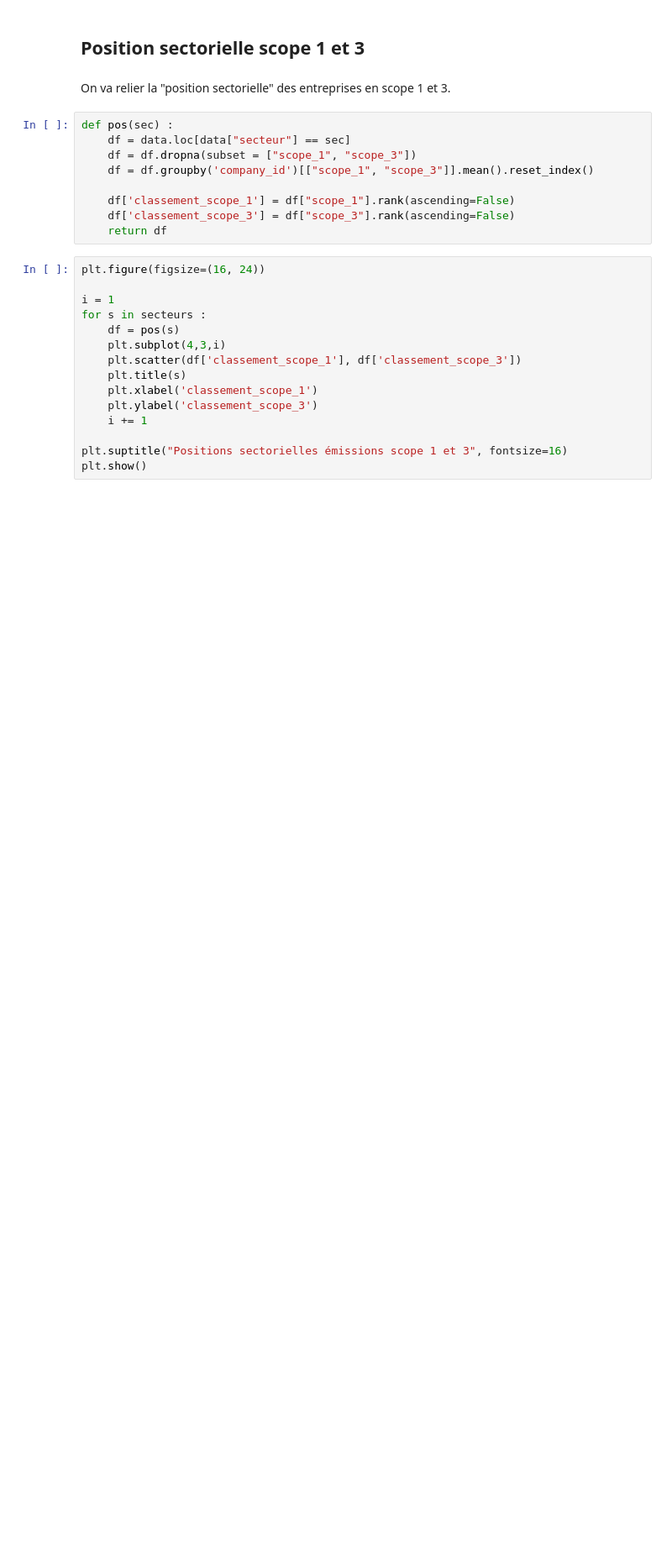
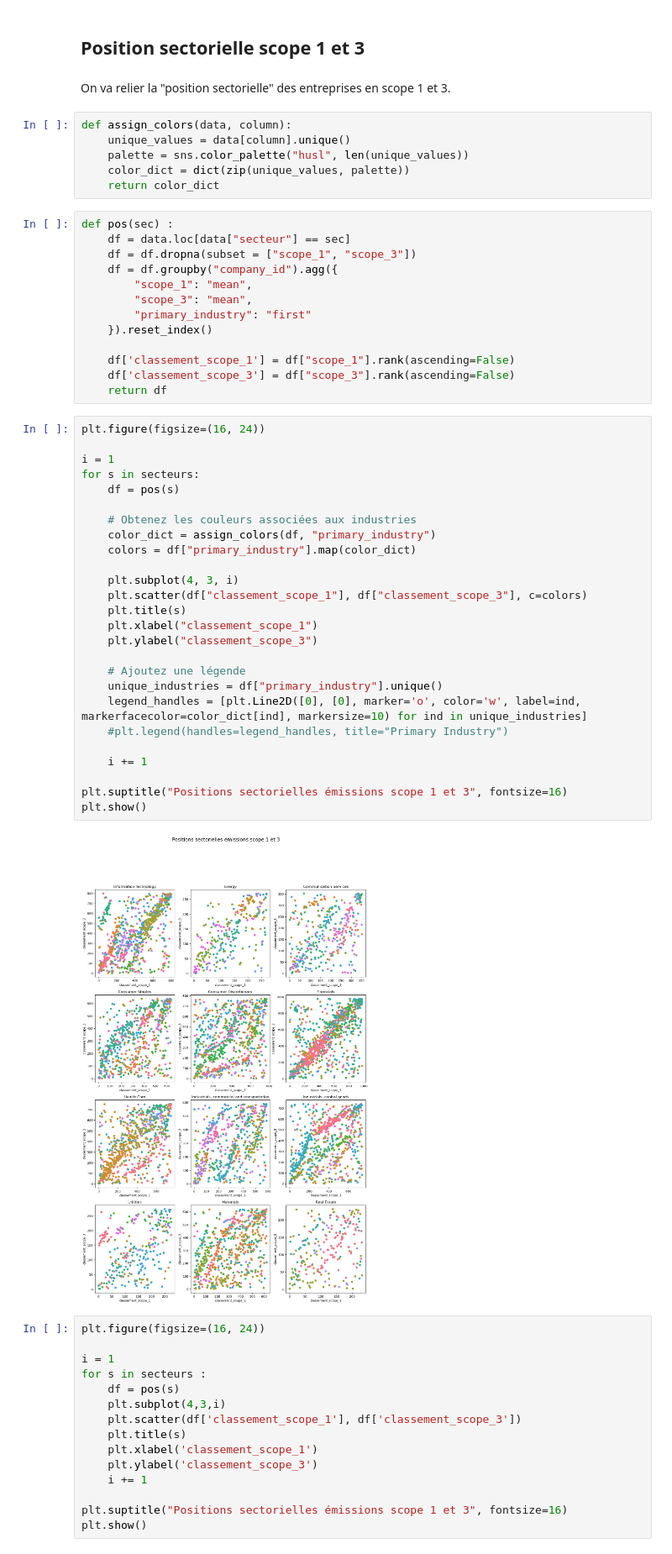
Before and after one commit to pierperri/StatApp, a Jupyter notebook: Analyse sectorielle.ipynb, the cells around one changed output. Shown at 84% size. Cells and saved outputs as stored; diff of their text form; blank space fills up the shorter version.

Commit message:
Points sous-secteurs

```diff
--- a/Analyse sectorielle.ipynb
+++ b/Analyse sectorielle.ipynb
@@ -108,15 +103,53 @@ On voit que en scope 3, on a beaucoup plus de valeurs proches de zéro. Cela peu
 ## Position sectorielle scope 1 et 3
 # %% [markdown]
 On va relier la "position sectorielle" des entreprises en scope 1 et 3.
+# %%
+def assign_colors(data, column):
+    unique_values = data[column].unique()
+    palette = sns.color_palette("husl", len(unique_values))
+    color_dict = dict(zip(unique_values, palette))
+    return color_dict
 # %%
 def pos(sec) :
     df = data.loc[data["secteur"] == sec]
     df = df.dropna(subset = ["scope_1", "scope_3"])
-    df = df.groupby('company_id')[["scope_1", "scope_3"]].mean().reset_index()
+    df = df.groupby("company_id").agg({
+        "scope_1": "mean",
+        "scope_3": "mean",
+        "primary_industry": "first"
+    }).reset_index()
 
     df['classement_scope_1'] = df["scope_1"].rank(ascending=False)
     df['classement_scope_3'] = df["scope_3"].rank(ascending=False)
     return df
+# %%
+plt.figure(figsize=(16, 24))
+
+i = 1
+for s in secteurs:
+    df = pos(s)
+
+    # Obtenez les couleurs associées aux industries
+    color_dict = assign_colors(df, "primary_industry")
+    colors = df["primary_industry"].map(color_dict)
+
+    plt.subplot(4, 3, i)
+    plt.scatter(df["classement_scope_1"], df["classement_scope_3"], c=colors)
+    plt.title(s)
+    plt.xlabel("classement_scope_1")
+    plt.ylabel("classement_scope_3")
+
+    # Ajoutez une légende
+    unique_industries = df["primary_industry"].unique()
+    legend_handles = [plt.Line2D([0], [0], marker='o', color='w', label=ind, markerfacecolor=color_dict[ind], markersize=10) for ind in unique_industries]
+    #plt.legend(handles=legend_handles, title="Primary Industry")
+
+    i += 1
+
+plt.suptitle("Positions sectorielles émissions scope 1 et 3", fontsize=16)
+plt.show()
+# %% [output]
+[figure, added]
 # %%
 plt.figure(figsize=(16, 24))
 
```
Also changed, not shown: parts of 2 cells of this notebook.
